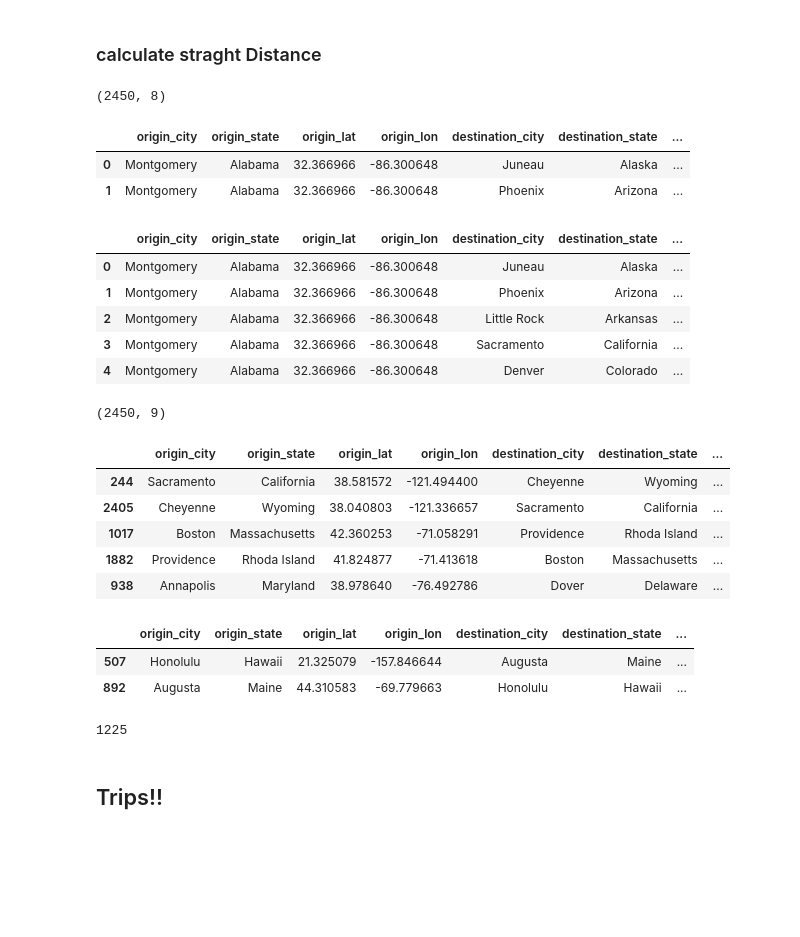
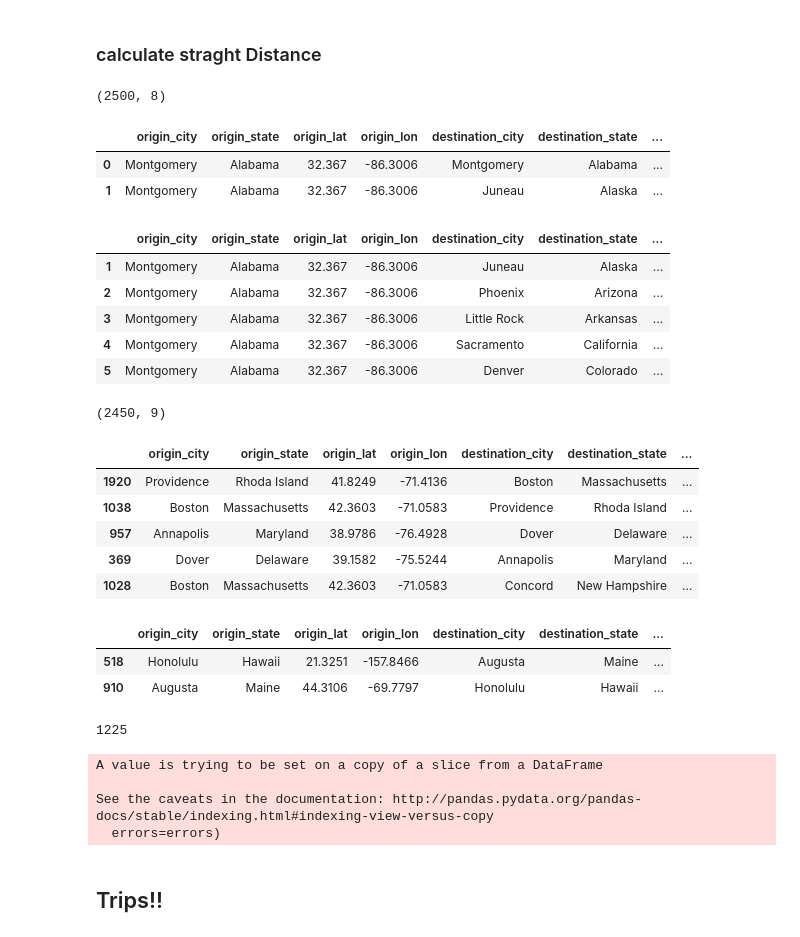
Before and after one commit to Barneybean/busnessman_problem, a Jupyter notebook: Travelman_Problem.ipynb, the cells around one changed output. Cells and saved outputs as stored; diff of their text form; code cells hidden in the pictures; blank space fills up the shorter version.

Commit message:
updated distance error

```diff
--- a/Travelman_Problem.ipynb
+++ b/Travelman_Problem.ipynb
@@ -148,14 +148,15 @@ df.to_csv("combination.csv", index=False)
 # %% [markdown]
 ### calculate straght Distance
 # %%
-distances = pd.read_csv("combination.csv")
+#after seperating the string into columns in excel
+distances = pd.read_csv("seperated.csv")
 print(distances.shape)
 distances.head(2)
 # %% [output]
-(2450, 8)
+(2500, 8)
 |  | origin_city | origin_state | origin_lat | origin_lon | destination_city | destination_state | ... |
-| 0 | Montgomery | Alabama | 32.366966 | -86.300648 | Juneau | Alaska | ... |
-| 1 | Montgomery | Alabama | 32.366966 | -86.300648 | Phoenix | Arizona | ... |
+| 0 | Montgomery | Alabama | 32.367 | -86.3006 | Montgomery | Alabama | ... |
+| 1 | Montgomery | Alabama | 32.367 | -86.3006 | Juneau | Alaska | ... |
 # %%
 distances["lat1"]=np.radians(distances["origin_lat"])
 # approximate radius of earth in km
@@ -174,25 +175,26 @@ distances["c"] = 2 * np.arctan2(np.sqrt(distances["a"]), np.sqrt(1 - distances["
 distances["distance_mile"] = R * distances["c"]
 # %%
 distances.drop(["lat1", "lon1", "lat2", "lon2", "dlon", "dlat", "a", "c"], axis=1, inplace=True)
+distances = distances[distances["distance_mile"] > 0]
 distances.head()
 # %% [output]
 |  | origin_city | origin_state | origin_lat | origin_lon | destination_city | destination_state | ... |
-| 0 | Montgomery | Alabama | 32.366966 | -86.300648 | Juneau | Alaska | ... |
-| 1 | Montgomery | Alabama | 32.366966 | -86.300648 | Phoenix | Arizona | ... |
-| 2 | Montgomery | Alabama | 32.366966 | -86.300648 | Little Rock | Arkansas | ... |
-| 3 | Montgomery | Alabama | 32.366966 | -86.300648 | Sacramento | California | ... |
-| 4 | Montgomery | Alabama | 32.366966 | -86.300648 | Denver | Colorado | ... |
+| 1 | Montgomery | Alabama | 32.367 | -86.3006 | Juneau | Alaska | ... |
+| 2 | Montgomery | Alabama | 32.367 | -86.3006 | Phoenix | Arizona | ... |
+| 3 | Montgomery | Alabama | 32.367 | -86.3006 | Little Rock | Arkansas | ... |
+| 4 | Montgomery | Alabama | 32.367 | -86.3006 | Sacramento | California | ... |
+| 5 | Montgomery | Alabama | 32.367 | -86.3006 | Denver | Colorado | ... |
 # %%
 print(distances.shape)
 distances_sorted = distances.sort_values(by="distance_mile");distances_sorted.head()
 # %% [output]
 (2450, 9)
 |  | origin_city | origin_state | origin_lat | origin_lon | destination_city | destination_state | ... |
-| 244 | Sacramento | California | 38.581572 | -121.494400 | Cheyenne | Wyoming | ... |
-| 2405 | Cheyenne | Wyoming | 38.040803 | -121.336657 | Sacramento | California | ... |
-| 1017 | Boston | Massachusetts | 42.360253 | -71.058291 | Providence | Rhoda Island | ... |
-| 1882 | Providence | Rhoda Island | 41.824877 | -71.413618 | Boston | Massachusetts | ... |
-| 938 | Annapolis | Maryland | 38.978640 | -76.492786 | Dover | Delaware | ... |
+| 1920 | Providence | Rhoda Island | 41.8249 | -71.4136 | Boston | Massachusetts | ... |
+| 1038 | Boston | Massachusetts | 42.3603 | -71.0583 | Providence | Rhoda Island | ... |
+| 957 | Annapolis | Maryland | 38.9786 | -76.4928 | Dover | Delaware | ... |
+| 369 | Dover | Delaware | 39.1582 | -75.5244 | Annapolis | Maryland | ... |
+| 1028 | Boston | Massachusetts | 42.3603 | -71.0583 | Concord | New Hampshire | ... |
 # %%
 end = 2450
 values = []
@@ -205,5 +207,5 @@ for i in range(0,end):
 distances_sorted["filter"] = values;distances_sorted.tail(2)
 # %% [output]
 |  | origin_city | origin_state | origin_lat | origin_lon | destination_city | destination_state | ... |
-| 507 | Honolulu | Hawaii | 21.325079 | -157.846644 | Augusta | Maine | ... |
-| 892 | Augusta | Maine | 44.310583 | -69.779663 | Honolulu | Hawaii | ... |
+| 518 | Honolulu | Hawaii | 21.3251 | -157.8466 | Augusta | Maine | ... |
+| 910 | Augusta | Maine | 44.3106 | -69.7797 | Honolulu | Hawaii | ... |
@@ -213,6 +217,10 @@ distance_unique.drop(["filter"], axis=1, inplace = True)
 print(len(distance_unique))
 # %% [output]
 1225
+A value is trying to be set on a copy of a slice from a DataFrame
+
+See the caveats in the documentation: http://pandas.pydata.org/pandas-docs/stable/indexing.html#indexing-view-versus-copy
+  errors=errors)
 # %%
 distance_unique.to_csv("distances.csv", index=False)
 #removed duplicate distance in excel, A-B and B-A reduced to 1 distance
```
Also changed, not shown: parts of 12 cells of this notebook, 7 other files.
